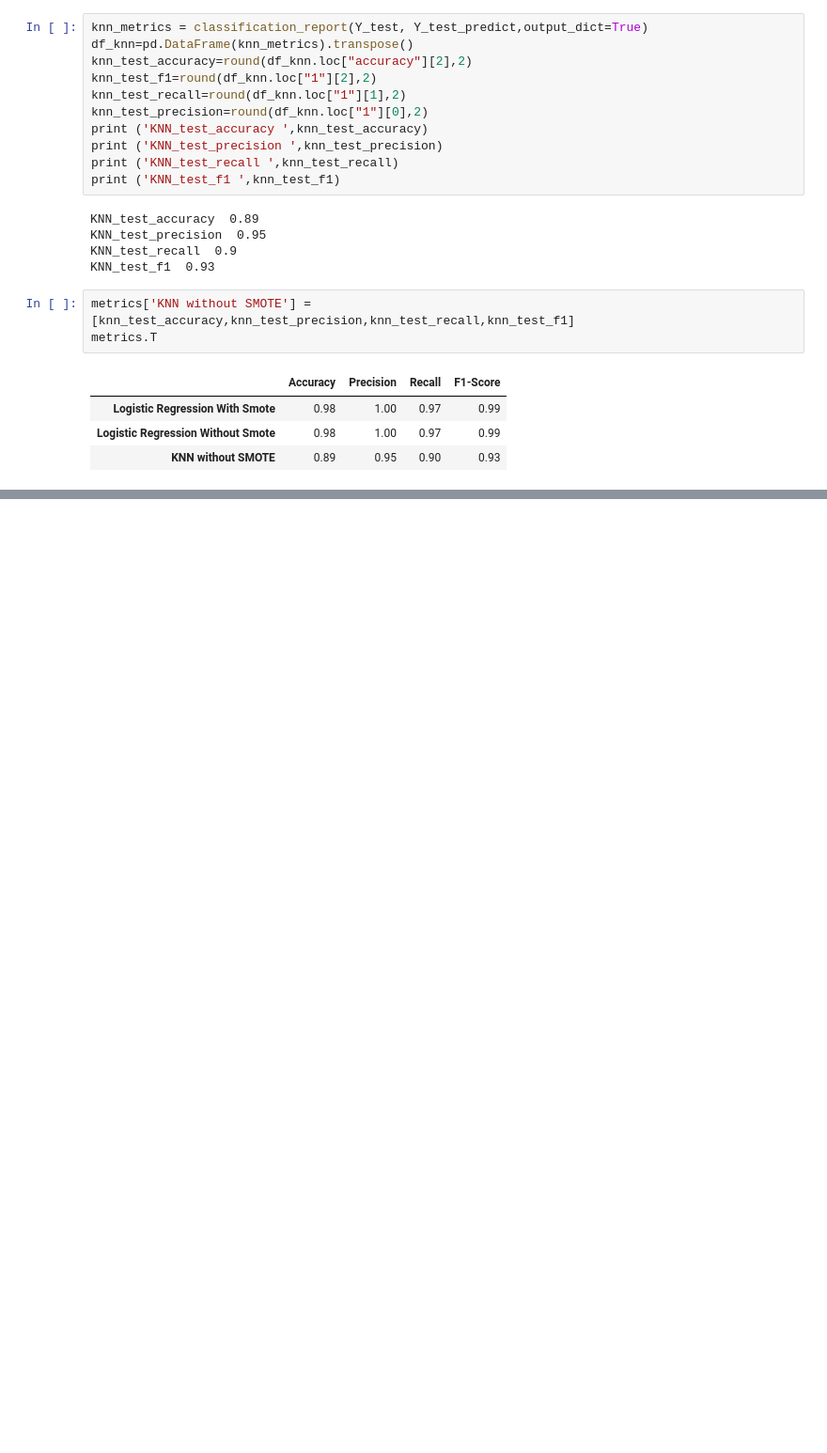
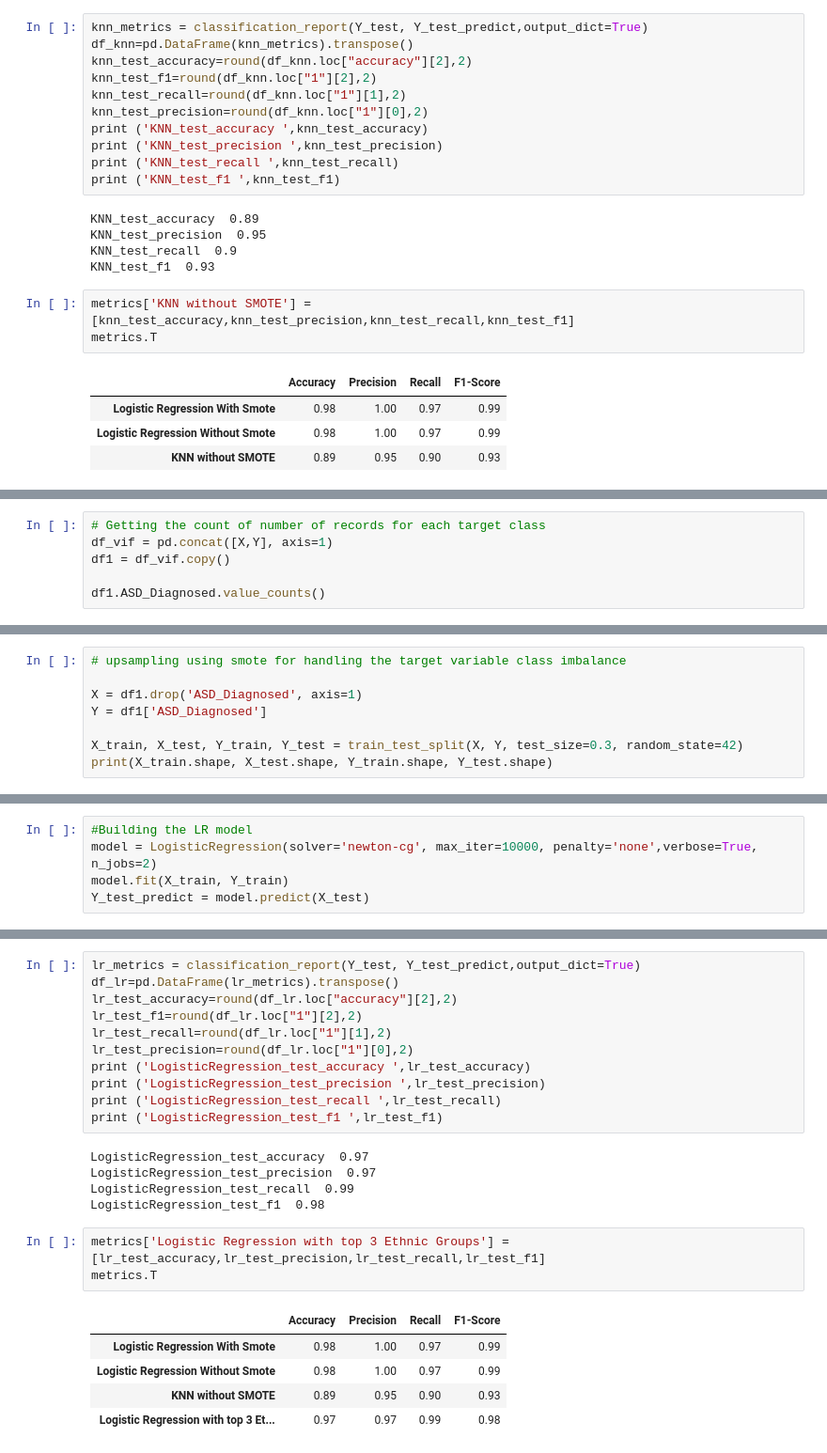
Before and after one commit to mp-balaji/Predicting-Autism-in-Toddlers-through-Machine-Learning, a Jupyter notebook: Balaji_MP_ASD_Prediction_EDA.ipynb, the cells around one changed output, grey strips where cells are left out. Shown at 94% size. Drawn from its saved outputs; the diff is of its cells as text; blank space fills up the shorter version.

```diff
--- a/Balaji_MP_ASD_Prediction_EDA.ipynb
+++ b/Balaji_MP_ASD_Prediction_EDA.ipynb
@@ -1125,0 +1270,6 @@ metrics.T
+# %%
+# Getting the count of number of records for each target class
+df_vif = pd.concat([X,Y], axis=1)
+df1 = df_vif.copy()
+
+df1.ASD_Diagnosed.value_counts()
@@ -1125,0 +1280,8 @@ metrics.T
+# %%
+# upsampling using smote for handling the target variable class imbalance
+
+X = df1.drop('ASD_Diagnosed', axis=1)
+Y = df1['ASD_Diagnosed']
+
+X_train, X_test, Y_train, Y_test = train_test_split(X, Y, test_size=0.3, random_state=42)
+print(X_train.shape, X_test.shape, Y_train.shape, Y_test.shape)
@@ -1125,0 +1290,5 @@ metrics.T
+# %%
+#Building the LR model
+model = LogisticRegression(solver='newton-cg', max_iter=10000, penalty='none',verbose=True, n_jobs=2)
+model.fit(X_train, Y_train)
+Y_test_predict = model.predict(X_test)
@@ -1125,0 +1311,25 @@ metrics.T
+# %%
+lr_metrics = classification_report(Y_test, Y_test_predict,output_dict=True)
+df_lr=pd.DataFrame(lr_metrics).transpose()
+lr_test_accuracy=round(df_lr.loc["accuracy"][2],2)
+lr_test_f1=round(df_lr.loc["1"][2],2)
+lr_test_recall=round(df_lr.loc["1"][1],2)
+lr_test_precision=round(df_lr.loc["1"][0],2)
+print ('LogisticRegression_test_accuracy ',lr_test_accuracy)
+print ('LogisticRegression_test_precision ',lr_test_precision)
+print ('LogisticRegression_test_recall ',lr_test_recall)
+print ('LogisticRegression_test_f1 ',lr_test_f1)
+# %% [output]
+LogisticRegression_test_accuracy  0.97
+LogisticRegression_test_precision  0.97
+LogisticRegression_test_recall  0.99
+LogisticRegression_test_f1  0.98
+# %%
+metrics['Logistic Regression with top 3 Ethnic Groups'] = [lr_test_accuracy,lr_test_precision,lr_test_recall,lr_test_f1]
+metrics.T
+# %% [output]
+|  | Accuracy | Precision | Recall | F1-Score |
+| Logistic Regression With Smote | 0.98 | 1.00 | 0.97 | 0.99 |
+| Logistic Regression Without Smote | 0.98 | 1.00 | 0.97 | 0.99 |
+| KNN without SMOTE | 0.89 | 0.95 | 0.90 | 0.93 |
+| Logistic Regression with top 3 Et... | 0.97 | 0.97 | 0.99 | 0.98 |
```
Also changed, not shown: parts of 31 cells of this notebook.
